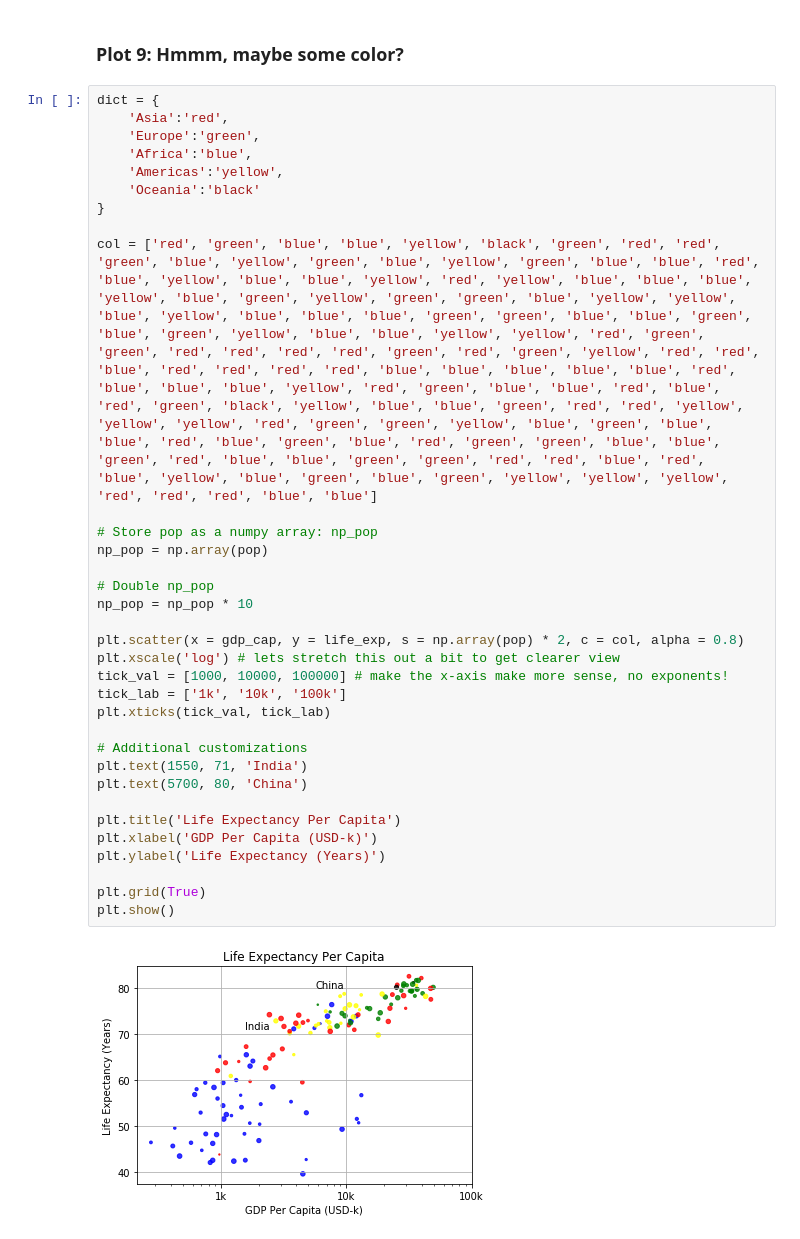
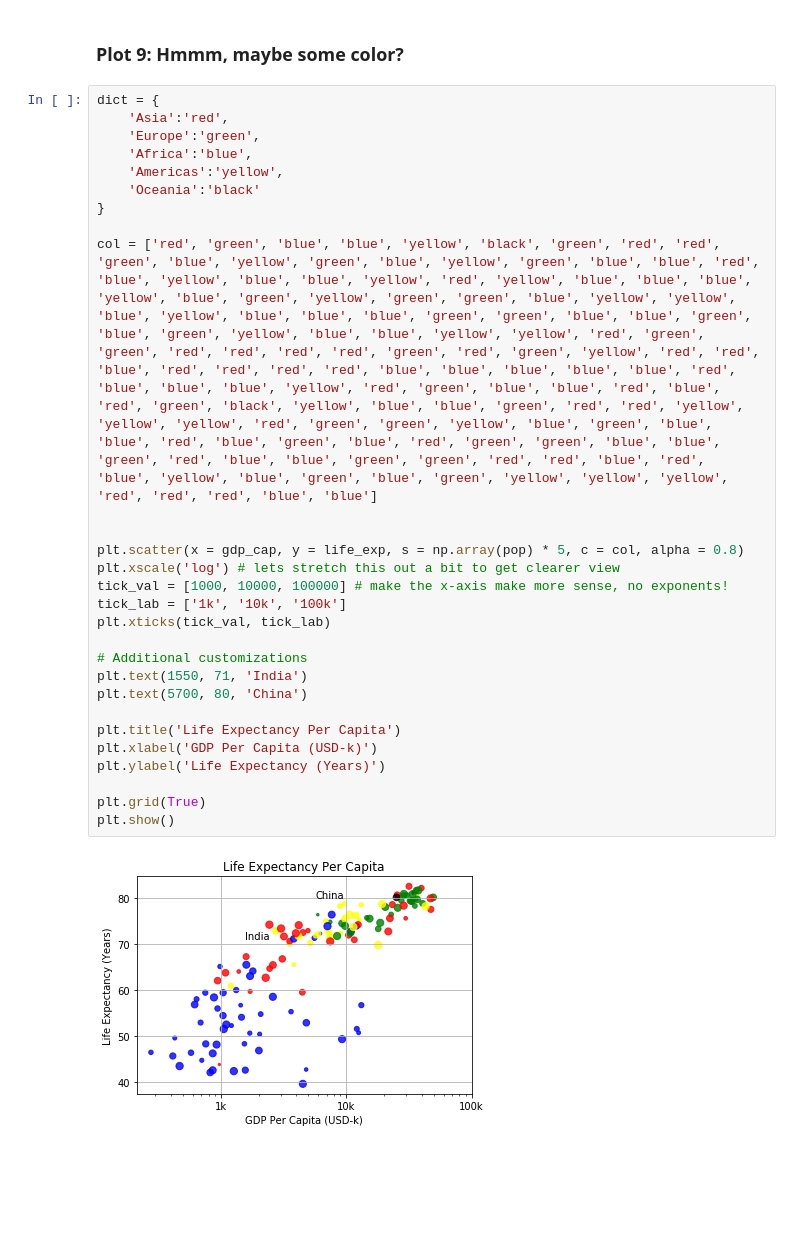
Before and after one commit to afminmax/DC-Data-Scientist-Lessons, a Jupyter notebook: matplotlib1.ipynb, the cells around one changed output. Saved outputs shown, nothing was run; the diff lists cells and outputs as text; blank space fills up the shorter version.

Commit message:
still need to scale the last plot but done otherwise

```diff
--- a/matplotlib1.ipynb
+++ b/matplotlib1.ipynb
@@ -138,35 +138,30 @@ plt.show()
 # %%
 dict = {
     'Asia':'red',
     'Europe':'green',
     'Africa':'blue',
     'Americas':'yellow',
     'Oceania':'black'
 }
 
 col = ['red', 'green', 'blue', 'blue', 'yellow', 'black', 'green', 'red', 'red', 'green', 'blue', 'yellow', 'green', 'blue', 'yellow', 'green', 'blue', 'blue', 'red', 'blue', 'yellow', 'blue', 'blue', 'yellow', 'red', 'yellow', 'blue', 'blue', 'blue', 'yellow', 'blue', 'green', 'yellow', 'green', 'green', 'blue', 'yellow', 'yellow', 'blue', 'yellow', 'blue', 'blue', 'blue', 'green', 'green', 'blue', 'blue', 'green', 'blue', 'green', 'yellow', 'blue', 'blue', 'yellow', 'yellow', 'red', 'green', 'green', 'red', 'red', 'red', 'red', 'green', 'red', 'green', 'yellow', 'red', 'red', 'blue', 'red', 'red', 'red', 'red', 'blue', 'blue', 'blue', 'blue', 'blue', 'red', 'blue', 'blue', 'blue', 'yellow', 'red', 'green', 'blue', 'blue', 'red', 'blue', 'red', 'green', 'black', 'yellow', 'blue', 'blue', 'green', 'red', 'red', 'yellow', 'yellow', 'yellow', 'red', 'green', 'green', 'yellow', 'blue', 'green', 'blue', 'blue', 'red', 'blue', 'green', 'blue', 'red', 'green', 'green', 'blue', 'blue', 'green', 'red', 'blue', 'blue', 'green', 'green', 'red', 'red', 'blue', 'red', 'blue', 'yellow', 'blue', 'green', 'blue', 'green', 'yellow', 'yellow', 'yellow', 'red', 'red', 'red', 'blue', 'blue']
 
-# Store pop as a numpy array: np_pop
-np_pop = np.array(pop)
 
-# Double np_pop
-np_pop = np_pop * 10
-
-plt.scatter(x = gdp_cap, y = life_exp, s = np.array(pop) * 2, c = col, alpha = 0.8)
+plt.scatter(x = gdp_cap, y = life_exp, s = np.array(pop) * 5, c = col, alpha = 0.8)
 plt.xscale('log') # lets stretch this out a bit to get clearer view
 tick_val = [1000, 10000, 100000] # make the x-axis make more sense, no exponents!
 tick_lab = ['1k', '10k', '100k']
 plt.xticks(tick_val, tick_lab)
 
 # Additional customizations
 plt.text(1550, 71, 'India')
 plt.text(5700, 80, 'China')
 
 plt.title('Life Expectancy Per Capita')
 plt.xlabel('GDP Per Capita (USD-k)')
 plt.ylabel('Life Expectancy (Years)')
 
 plt.grid(True)
 plt.show()
 # %% [output]
-[figure, old version]
+[figure, new version]
```
